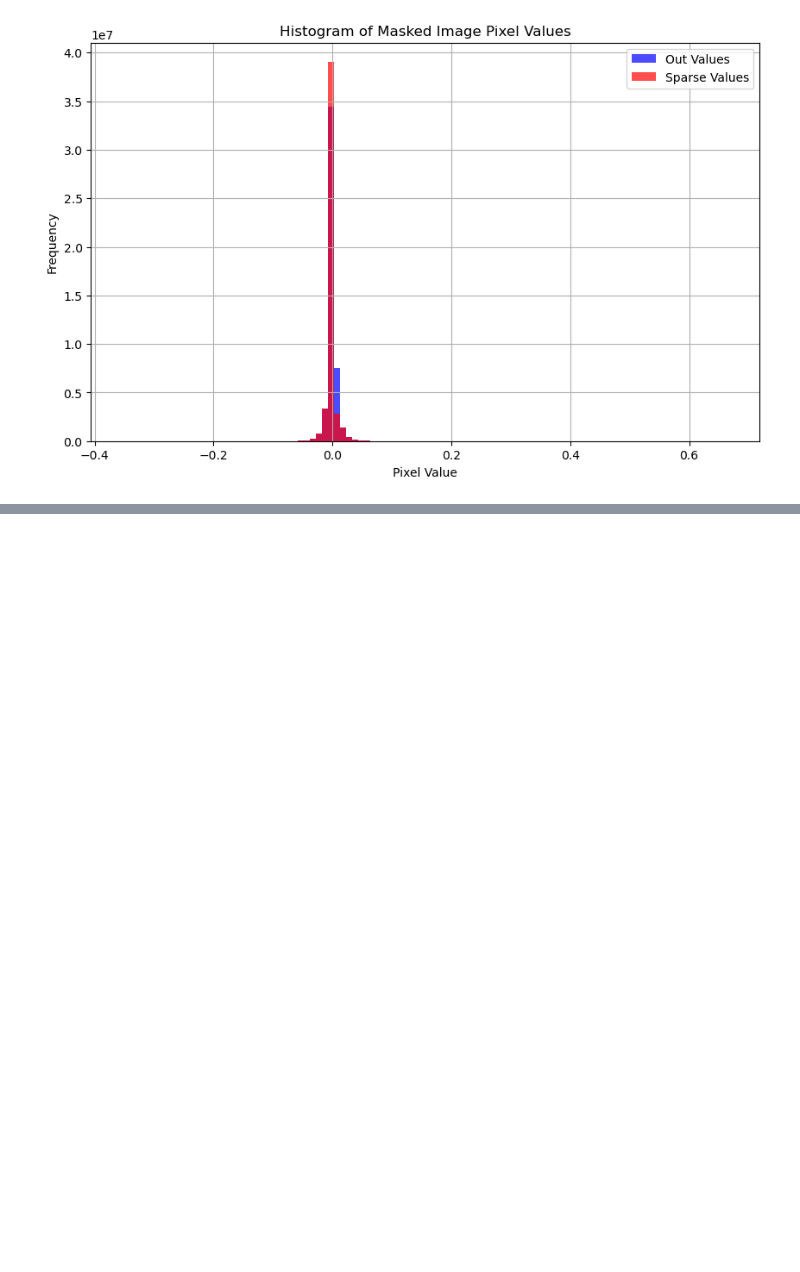
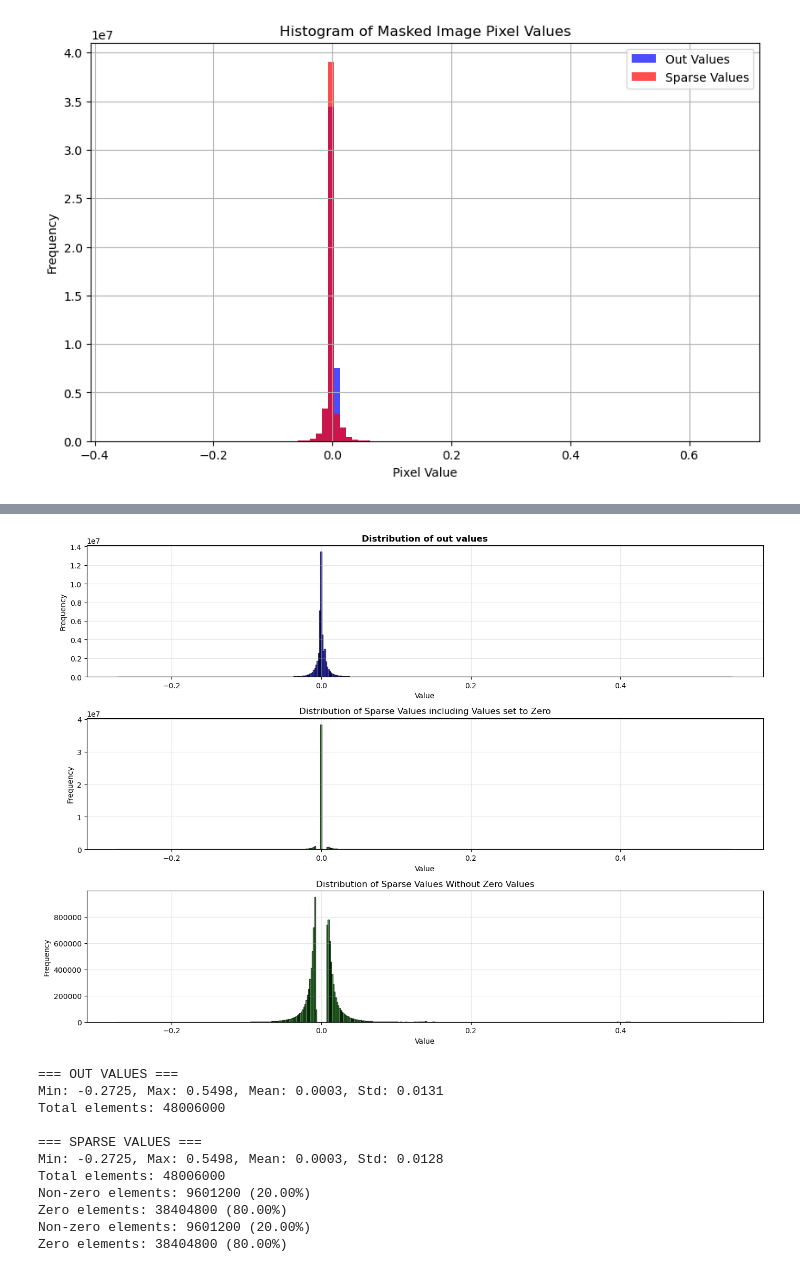
Before and after one commit to LiaNimmermann/Visualization-Notebooks, a Jupyter notebook: Processed-Images/Preprocess-images.ipynb, the cells around one changed output, grey strips where cells are left out. Cells and saved outputs as stored; diff of their text form; code cells hidden in the pictures; blank space fills up the shorter version.

```diff
--- a/Processed-Images/Preprocess-images.ipynb
+++ b/Processed-Images/Preprocess-images.ipynb
@@ -494,0 +558,56 @@ print(f"Zero elements: {(sparse == 0).sum().item()} ({100 * (sparse == 0).sum().
+# %%
+import seaborn as sns
+
+fig, axes = plt.subplots(3, 1, figsize=(14, 10))
+
+# Plot 1: Histogram of 'out' values
+out_flat = out.detach().cpu().numpy().flatten()
+axes[0].hist(out_flat, bins=500, edgecolor='black', alpha=0.7, color='blue')
+axes[0].set_title('Distribution of out values', fontsize=12, fontweight='bold')
+axes[0].set_xlabel('Value')
+axes[0].set_ylabel('Frequency')
+axes[0].grid(alpha=0.3)
+
+
+# Plot 2: Histogram of 'sparse' values (excluding zeros for better visibility)
+sparse_flat = sparse.detach().cpu().numpy().flatten()
+sparse_nonzero = sparse_flat[sparse_flat != 0]
+axes[1].hist(sparse_flat, bins=500, edgecolor='black', alpha=0.7, color='green')
+axes[1].set_title('Distribution of Sparse Values including Values set to Zero')#f'Distribution of non-zero sparse values\n({len(sparse_nonzero)} non-zero out of {len(sparse_flat)} total)', fontsize=12, fontweight='bold')
+axes[1].set_xlabel('Value')
+axes[1].set_ylabel('Frequency')
+axes[1].grid(alpha=0.3)
+
+axes[2].hist(sparse_nonzero, bins=500, edgecolor='black', alpha=0.7, color='green')
+axes[2].set_title('Distribution of Sparse Values Without Zero Values')#f'Distribution of non-zero sparse values\n({len(sparse_nonzero)} non-zero out of {len(sparse_flat)} total)', fontsize=12, fontweight='bold')
+axes[2].set_xlabel('Value')
+axes[2].set_ylabel('Frequency')
+axes[2].grid(alpha=0.3)
+
+
+plt.tight_layout()
+plt.show()
+
+# Print summary statistics
+print(f"\n=== OUT VALUES ===")
+print(f"Min: {out.min():.4f}, Max: {out.max():.4f}, Mean: {out.mean():.4f}, Std: {out.std():.4f}")
+print(f"Total elements: {out.numel()}")
+
+print(f"\n=== SPARSE VALUES ===")
+print(f"Min: {sparse.min():.4f}, Max: {sparse.max():.4f}, Mean: {sparse.mean():.4f}, Std: {sparse.std():.4f}")
+print(f"Total elements: {sparse.numel()}")
+print(f"Non-zero elements: {(sparse != 0).sum().item()} ({100 * (sparse != 0).sum().item() / sparse.numel():.2f}%)")
+print(f"Zero elements: {(sparse == 0).sum().item()} ({100 * (sparse == 0).sum().item() / sparse.numel():.2f}%)")
+# %% [output]
+[figure, added]
+=== OUT VALUES ===
+Min: -0.2725, Max: 0.5498, Mean: 0.0003, Std: 0.0131
+Total elements: 48006000
+
+=== SPARSE VALUES ===
+Min: -0.2725, Max: 0.5498, Mean: 0.0003, Std: 0.0128
+Total elements: 48006000
+Non-zero elements: 9601200 (20.00%)
+Zero elements: 38404800 (80.00%)
+Non-zero elements: 9601200 (20.00%)
+Zero elements: 38404800 (80.00%)
```
Also changed, not shown: parts of 3 cells of this notebook, 11 other files.
